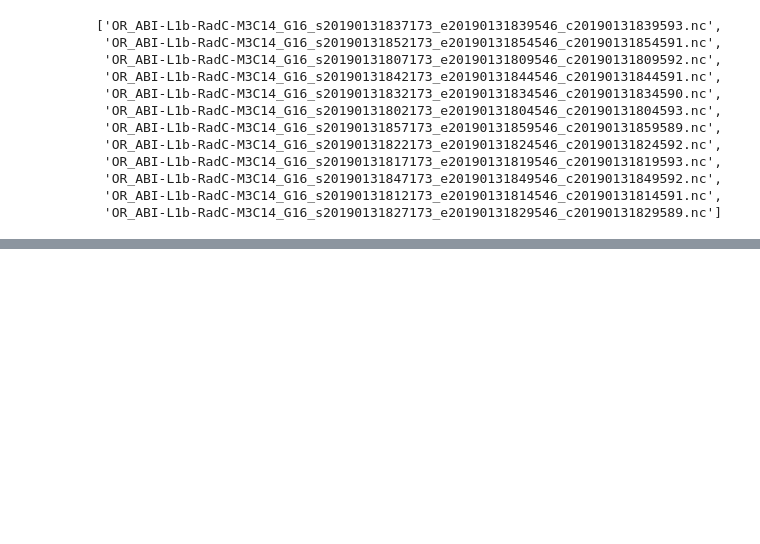
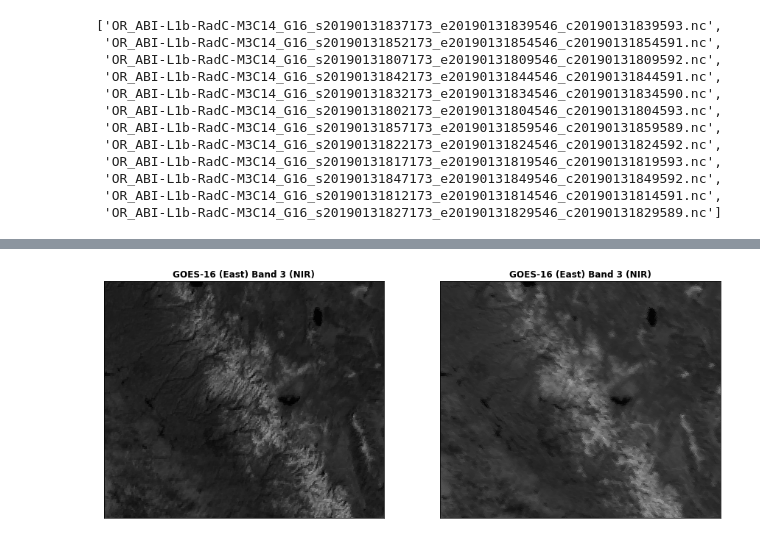
Before and after one commit to spestana/goes-ortho, a Jupyter notebook: goes-view.ipynb, the cells around one changed output, grey strips where cells are left out. Cells and saved outputs as stored; diff of their text form; code cells hidden in the pictures; blank space fills up the shorter version.

```diff
--- a/goes-view.ipynb
+++ b/goes-view.ipynb
@@ -225,0 +225,6 @@ sierras_map.drawstates()
+# %%
+# For each S3 bucket, download the corresponding observations
+for i in range(len(buckets)):
+    filepath.append('{}/{}/{}/{}/{}/{}/{}/'.format(paths[i],year,month,day,product,hour,channel))
+    if not os.path.exists(filepath[i]):
+        ABI = ABI_Downloader(buckets[i],year,month,day,hour,product,channel)
@@ -225,0 +259,40 @@ sierras_map.drawstates()
+# %%
+# select the GOES-17 path
+bucket_n = 1
+file_list = os.listdir(filepath[bucket_n])
+
+# pick a file from this list
+file_n = 0
+file = filepath[bucket_n] + file_list[file_n]
+
+# open dataset using xarray
+C_17 = xr.open_dataset(filepath[bucket_n] + file_list[0])
+
+# make a proj4 string  and a pyproj geostationary map object from this file's projection information
+proj_string, p = getProj4string(C_17.goes_imager_projection)
+
+# The projection x and y coordinates equals the scanning angle (in radians) multiplied by the satellite height
+sat_h = C_17.goes_imager_projection.perspective_point_height
+sat_x = C_17['x'][:]
+sat_y = C_17['y'][:]
+Rad = C_17['Rad'].data
+
+lats17, lons17, R17 = getLatLon(sat_x,sat_y,sat_h,Rad,p)
+# %%
+f, (ax1, ax2) = plt.subplots(nrows=1, ncols=2, sharex=True, sharey=True, figsize=[15, 10])
+
+# Create a map around our area of interest (lower left lon & lat, upper right lon & lat)
+sierras_map_17 = Basemap(llcrnrlon=-121,llcrnrlat=37,urcrnrlon=-118,urcrnrlat=39,
+             resolution='i', projection='merc', ax=ax1)
+sierras_map_16 = Basemap(llcrnrlon=-121,llcrnrlat=37,urcrnrlon=-118,urcrnrlat=39,
+             resolution='i', projection='merc', ax=ax2)
+
+
+# GOES-17 (West)
+g17 = sierras_map_17.pcolormesh(lons17, lats17, R17, cmap='gray',vmin=0, vmax=300, linewidth=0, latlon=True)
+ax1.set_title('GOES-16 (East) Band 3 (NIR)', loc='center', fontweight='semibold', fontsize=12);
+# GOES-16 (East)
+g16 = sierras_map_16.pcolormesh(lons16, lats16, R16, cmap='gray',vmin=0, vmax=300, linewidth=0, latlon=True)
+ax2.set_title('GOES-16 (East) Band 3 (NIR)', loc='center', fontweight='semibold', fontsize=12);
+# %% [output]
+[figure, added]
```
Also changed, not shown: parts of 8 cells of this notebook.
